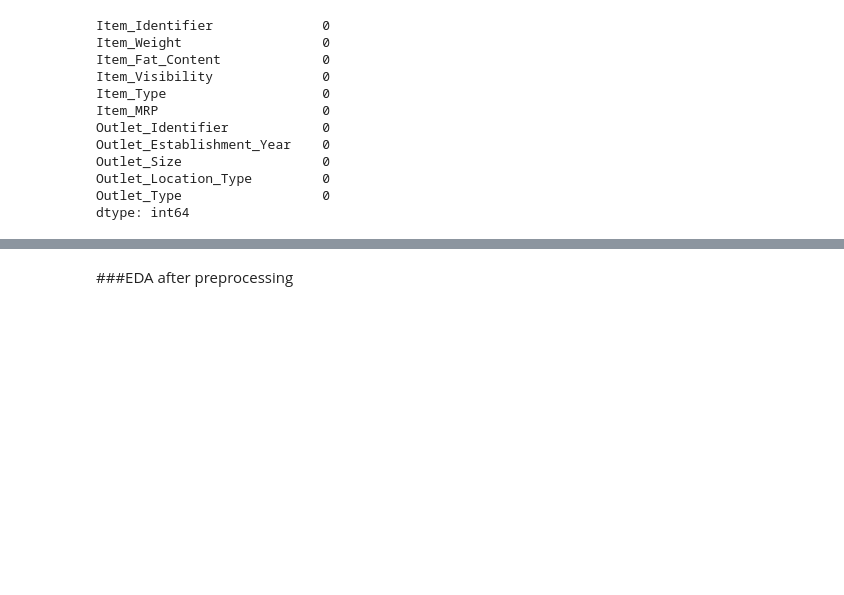
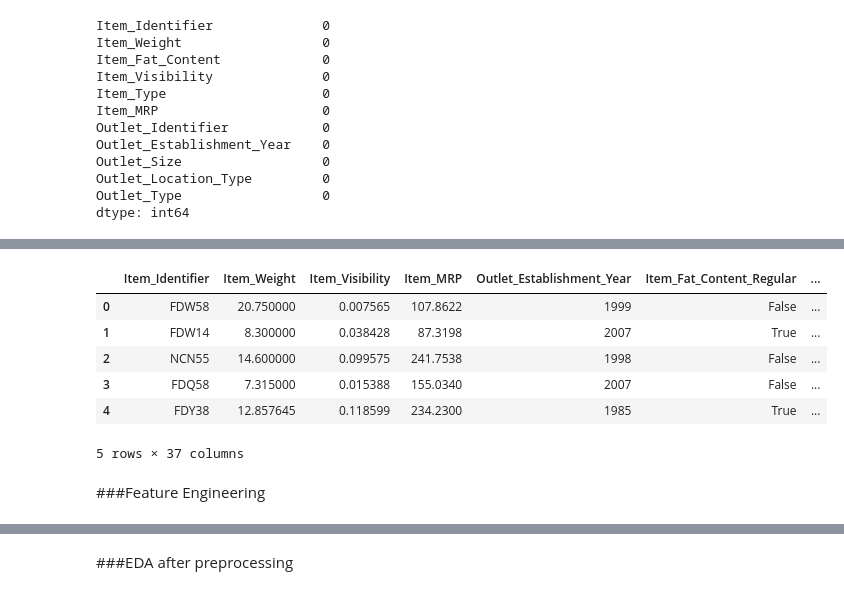
Before and after one commit to AromaDsouza/BigMart_Sales_Prediction, a Jupyter notebook: BigMart_Sales_Prediction.ipynb, the cells around one changed output, grey strips where cells are left out. Drawn from its saved outputs; the diff is of its cells as text; code cells hidden in the pictures; blank space fills up the shorter version.

```diff
--- a/BigMart_Sales_Prediction.ipynb
+++ b/BigMart_Sales_Prediction.ipynb
@@ -409,0 +425,10 @@ dtype: int64
+# %%
+#Standardizing the Item_Fat_Content for test data
+test_data['Item_Fat_Content'] = test_data['Item_Fat_Content'].replace({
+    'low fat' : 'Low Fat',
+    'LF' : 'Low Fat',
+    'reg' : 'Regular'
+})
+
+print("Unique Values in Item_Fat_Content after standardization: ")
+print(test_data['Item_Fat_Content'].unique())
@@ -409,0 +480,12 @@ dtype: int64
+# %%
+test_data_encoded.head()
+# %% [output]
+|  | Item_Identifier | Item_Weight | Item_Visibility | Item_MRP | Outlet_Establishment_Year | Item_Fat_Content_Regular | ... |
+| 0 | FDW58 | 20.750000 | 0.007565 | 107.8622 | 1999 | False | ... |
+| 1 | FDW14 | 8.300000 | 0.038428 | 87.3198 | 2007 | True | ... |
+| 2 | NCN55 | 14.600000 | 0.099575 | 241.7538 | 1998 | False | ... |
+| 3 | FDQ58 | 7.315000 | 0.015388 | 155.0340 | 2007 | False | ... |
+| 4 | FDY38 | 12.857645 | 0.118599 | 234.2300 | 1985 | True | ... |
+5 rows × 37 columns
+# %% [markdown]
+###Feature Engineering
```
Also changed, not shown: parts of 17 cells of this notebook.
